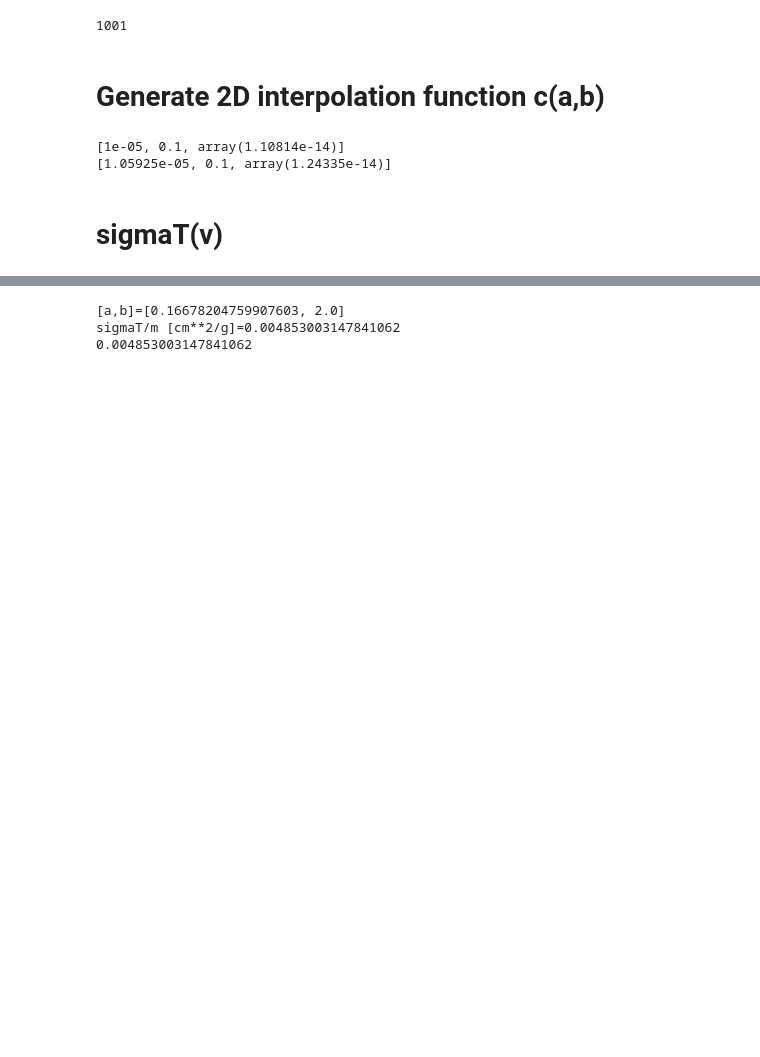
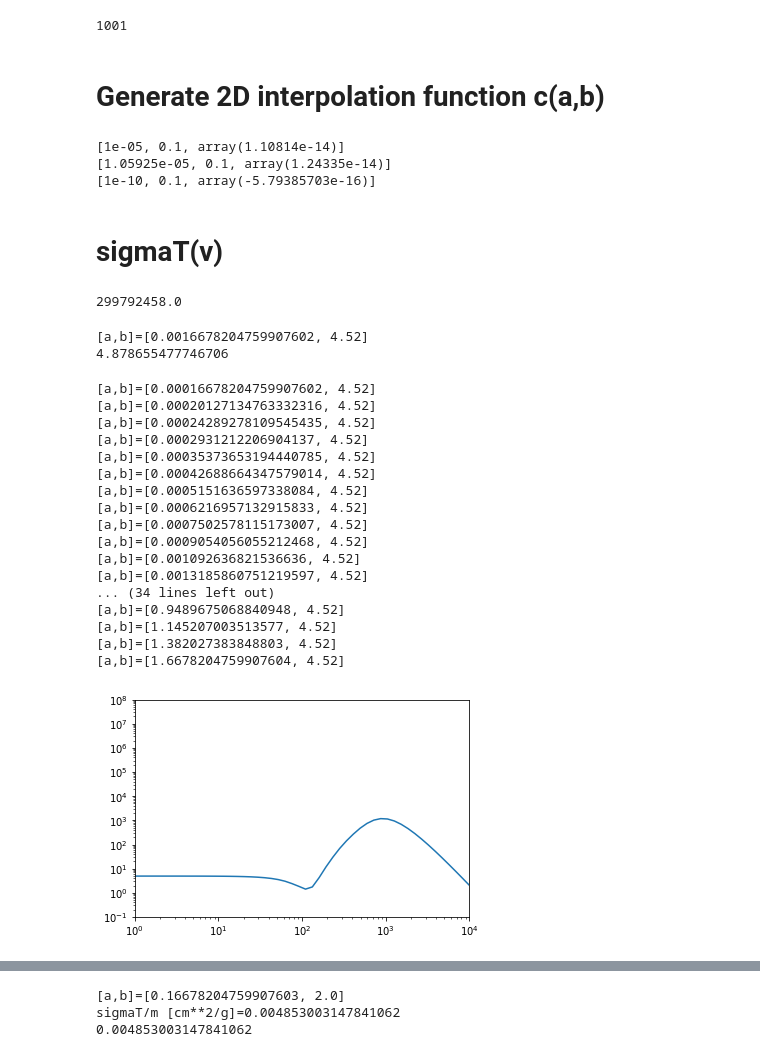
Before and after one commit to LauraSagunski/Self-interaction-cross-section, a Jupyter notebook: Self-interaction_cross_section.ipynb, the cells around one changed output, grey strips where cells are left out. Cells and saved outputs as stored; diff of their text form; code cells hidden in the pictures; blank space fills up the shorter version.

```diff
--- a/Self-interaction_cross_section.ipynb
+++ b/Self-interaction_cross_section.ipynb
@@ -55,15 +56,75 @@ def cab(potential,a,b):
         caInt=caint[1]
     #_____Evaluate all interpolation functions c(b) at b and interpolate in terms of a: c(a,b)_____
     cavals=[caInt[i](a) for i in range(0,len(caInt))]
-    cab=interp1d(uniquebvals,cavals,kind='cubic',fill_value='extrapolate')(b)
+    cab=interp1d(uniquebvals,cavals,kind='cubic',fill_value='extrapolate')(b) #,kind='cubic',fill_value='extrapolate'
     return cab
 
 for potential in ['attractive']: #['attractive','repulsive']:
     for b in [0.1]: #[0.1,10.,100.,1000.,10000.]
-        for a in [avals[0],avals[1]]:
+        for a in [avals[0],avals[1],10**(-10.)]:
             print([a,b,cab(potential,a,b)])
 # %% [output]
 [1e-05, 0.1, array(1.10814e-14)]
 [1.05925e-05, 0.1, array(1.24335e-14)]
+[1e-10, 0.1, array(-5.79385703e-16)]
 # %% [markdown]
 # sigmaT(v)
+# %%
+c_ms
+# %% [output]
+299792458.0
+# %%
+def sigmaT(potential,alphaX,mX,mphi,v):
+    a=(1/(2.*alphaX))*(v/(c_ms*10.**(-3.))) #Divide by c to make a dimensionless. Ok.
+    b=alphaX*(mX/mphi)
+    b=4.52
+    print('[a,b]='+str([a,b]))
+    sigmaT=(16.*np.pi*cab(potential,a,b))/(mX**2.*(v**2/(c_ms*10.**(-3.))**2.))
+    sigmaT_cm2=sigmaT/(5.05*10.**(13.))**2.
+    sigmaTm_cm2g=sigmaT_cm2/(mX*1.78*10**(-24.))
+    sigmaTm2=sigmaTm_cm2g*mX**3.
+    return sigmaTm2
+
+for potential in ['attractive']: #['attractive','repulsive']:
+    for alphaX in [10.**(-2.)]:
+        for mX in [200]: #GeV
+            for mphi in [10**(-3.)]: #GeV.
+                for v in [10]: #km/s
+                    print(sigmaT(potential,alphaX,mX,mphi,v)) #Ok. In accordance with Fig.2 in Sean's paper 1302.3898.
+# %% [output]
+[a,b]=[0.0016678204759907602, 4.52]
+4.878655477746706
+# %%
+potential='attractive' #['attractive','repulsive']:
+alphaX=10.**(-2.)
+mX=200 #GeV
+mphi=10**(-3.) #GeV.
+
+vvals=np.logspace(np.log10(1.),np.log10(10.**4.))
+sigmavals=[sigmaT(potential,alphaX,mX,mphi,v) for v in vvals]
+
+pl.xscale('log')
+pl.yscale('log')
+pl.xlim([1,10.**4.])
+pl.ylim([0.1,10.**8.])
+pl.plot(vvals,sigmavals)
+pl.show()
+# %% [output]
+[a,b]=[0.00016678204759907602, 4.52]
+[a,b]=[0.00020127134763332316, 4.52]
+[a,b]=[0.00024289278109545435, 4.52]
+[a,b]=[0.0002931212206904137, 4.52]
+[a,b]=[0.00035373653194440785, 4.52]
+[a,b]=[0.00042688664347579014, 4.52]
+[a,b]=[0.0005151636597338084, 4.52]
+[a,b]=[0.0006216957132915833, 4.52]
+[a,b]=[0.0007502578115173007, 4.52]
+[a,b]=[0.0009054056055212468, 4.52]
+[a,b]=[0.001092636821536636, 4.52]
+[a,b]=[0.0013185860751219597, 4.52]
+... (34 lines left out)
+[a,b]=[0.9489675068840948, 4.52]
+[a,b]=[1.145207003513577, 4.52]
+[a,b]=[1.382027383848803, 4.52]
+[a,b]=[1.6678204759907604, 4.52]
+[figure, added]
```
Also changed, not shown: parts of 4 cells of this notebook, 1 other file.
